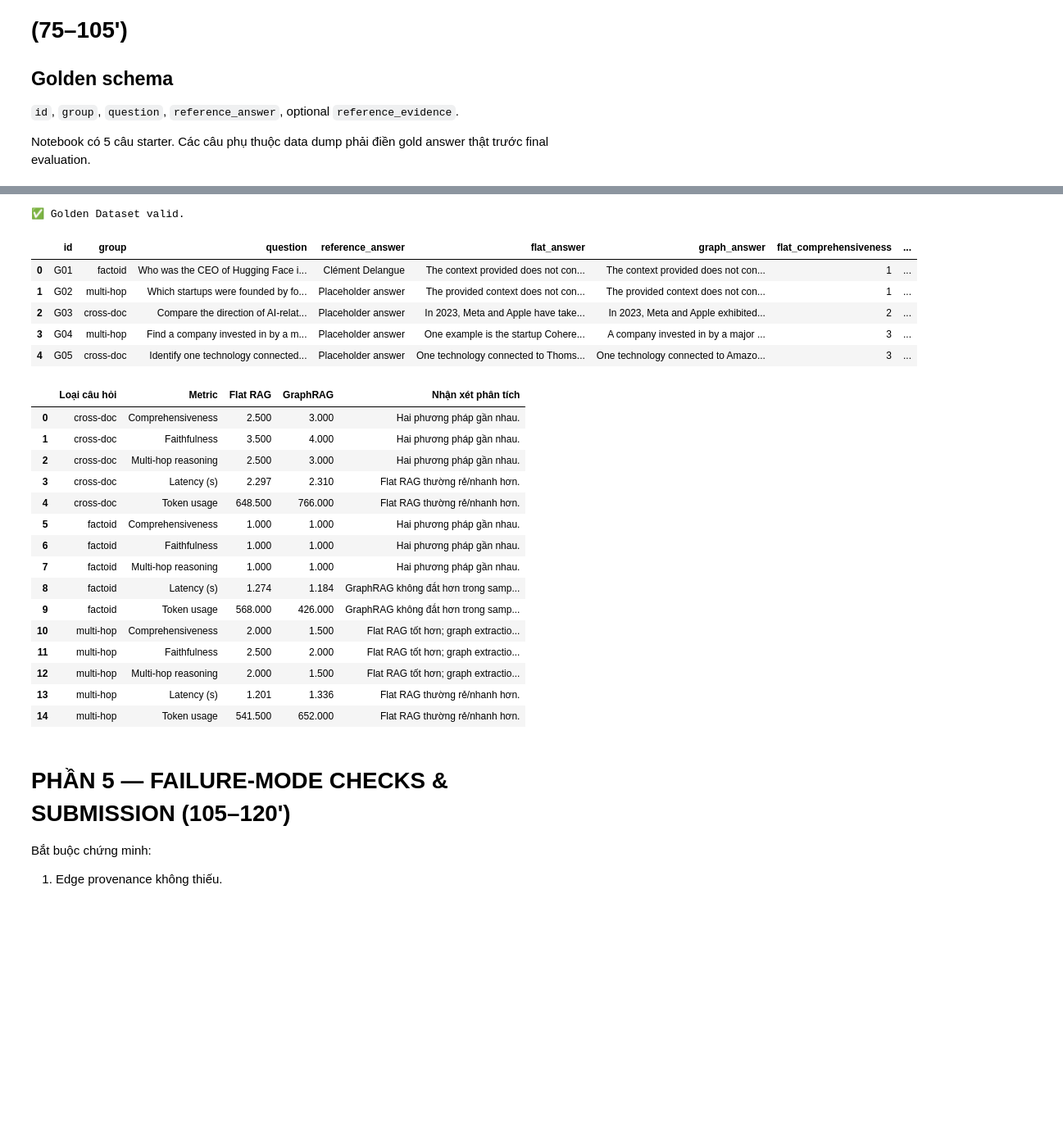
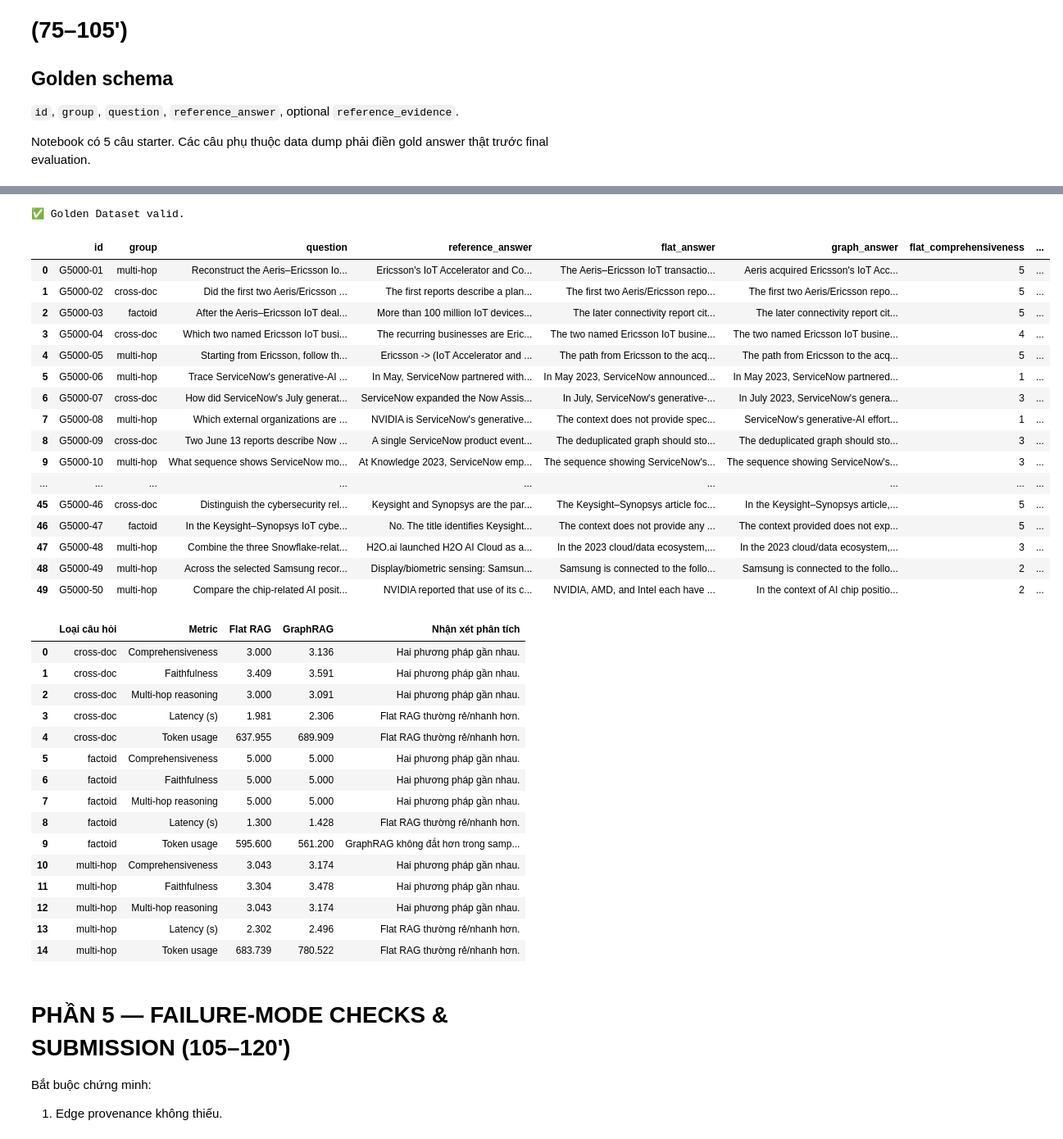
Before and after one commit to Donglv79/Day19-2A202601851-LeVanDong, a Jupyter notebook: Day19_GraphRAG_vs_FlatRAG_Production_Lab_Guide.ipynb, the cells around one changed output, grey strips where cells are left out. Shown at 82% size. Cells and saved outputs as stored; diff of their text form; code cells hidden in the pictures; blank space fills up the shorter version.

Commit message:
Final Update: Evaluate using instructor's 50-question dataset

```diff
--- a/Day19_GraphRAG_vs_FlatRAG_Production_Lab_Guide.ipynb
+++ b/Day19_GraphRAG_vs_FlatRAG_Production_Lab_Guide.ipynb
@@ -1251,7 +1249,7 @@ def answer_graph_rag(question):
 Notebook có 5 câu starter. Các câu phụ thuộc data dump phải điền gold answer thật trước final evaluation.
 # %%
 #@title 4.1 — 5 câu Golden starter
-GOLDEN_PATH = "/content/golden_dataset.csv"
+GOLDEN_PATH = "data/graphrag_golden_50_first5000.csv"
 
 starter_golden = pd.DataFrame([
     {
@@ -1369,7 +1378,7 @@ Return:
     return out
 # %%
 #@title 4.3 — Evaluation runner + checkpoint
-CHECKPOINT = "/content/graphrag_eval_checkpoint.csv"
+CHECKPOINT = "outputs/graphrag_eval_checkpoint.csv"
 
 def run_evaluation(golden_df):
     rows = []
@@ -1382,38 +1391,49 @@ def run_evaluation(golden_df):
 
         rows.append({
             "id":q.id, "group":q.group, "question":q.question,
             "reference_answer":q.reference_answer,
             "flat_answer":flat["answer"], "graph_answer":graph["answer"],
             "flat_comprehensiveness":jf["comprehensiveness"],
             "graph_comprehensiveness":jg["comprehensiveness"],
             "flat_faithfulness":jf["faithfulness"],
             "graph_faithfulness":jg["faithfulness"],
             "flat_multi_hop_reasoning":jf["multi_hop_reasoning"],
             "graph_multi_hop_reasoning":jg["multi_hop_reasoning"],
             "flat_latency_s":flat["latency_s"],
             "graph_latency_s":graph["latency_s"],
             "flat_total_tokens":flat.get("total_tokens"),
             "graph_total_tokens":graph.get("total_tokens"),
             "flat_judge_rationale":jf["rationale"],
             "graph_judge_rationale":jg["rationale"],
             "graph_supernode_events":len(
                 graph["graph_debug"]["diagnostics"].get("supernode_events",[])
             )
         })
         pd.DataFrame(rows).to_csv(CHECKPOINT, index=False)
     return pd.DataFrame(rows)
 
 validate_golden(golden_df, require_answers=False)
 eval_results_df = run_evaluation(golden_df)
 display(eval_results_df)
 # %% [output]
 ✅ Golden Dataset valid.
 |  | id | group | question | reference_answer | flat_answer | graph_answer | flat_comprehensiveness | ... |
-| 0 | G01 | factoid | Who was the CEO of Hugging Face i... | Clément Delangue | The context provided does not con... | The context provided does not con... | 1 | ... |
-| 1 | G02 | multi-hop | Which startups were founded by fo... | Placeholder answer | The provided context does not con... | The provided context does not con... | 1 | ... |
-| 2 | G03 | cross-doc | Compare the direction of AI-relat... | Placeholder answer | In 2023, Meta and Apple have take... | In 2023, Meta and Apple exhibited... | 2 | ... |
-| 3 | G04 | multi-hop | Find a company invested in by a m... | Placeholder answer | One example is the startup Cohere... | A company invested in by a major ... | 3 | ... |
-| 4 | G05 | cross-doc | Identify one technology connected... | Placeholder answer | One technology connected to Thoms... | One technology connected to Amazo... | 3 | ... |
+| 0 | G5000-01 | multi-hop | Reconstruct the Aeris–Ericsson Io... | Ericsson's IoT Accelerator and Co... | The Aeris–Ericsson IoT transactio... | Aeris acquired Ericsson's IoT Acc... | 5 | ... |
+| 1 | G5000-02 | cross-doc | Did the first two Aeris/Ericsson ... | The first reports describe a plan... | The first two Aeris/Ericsson repo... | The first two Aeris/Ericsson repo... | 5 | ... |
+| 2 | G5000-03 | factoid | After the Aeris–Ericsson IoT deal... | More than 100 million IoT devices... | The later connectivity report cit... | The later connectivity report cit... | 5 | ... |
+| 3 | G5000-04 | cross-doc | Which two named Ericsson IoT busi... | The recurring businesses are Eric... | The two named Ericsson IoT busine... | The two named Ericsson IoT busine... | 4 | ... |
+| 4 | G5000-05 | multi-hop | Starting from Ericsson, follow th... | Ericsson -> (IoT Accelerator and ... | The path from Ericsson to the acq... | The path from Ericsson to the acq... | 5 | ... |
+| 5 | G5000-06 | multi-hop | Trace ServiceNow's generative-AI ... | In May, ServiceNow partnered with... | In May 2023, ServiceNow announced... | In May 2023, ServiceNow partnered... | 1 | ... |
+| 6 | G5000-07 | cross-doc | How did ServiceNow's July generat... | ServiceNow expanded the Now Assis... | In July, ServiceNow's generative-... | In July 2023, ServiceNow's genera... | 3 | ... |
+| 7 | G5000-08 | multi-hop | Which external organizations are ... | NVIDIA is ServiceNow's generative... | The context does not provide spec... | ServiceNow's generative-AI effort... | 1 | ... |
+| 8 | G5000-09 | cross-doc | Two June 13 reports describe Now ... | A single ServiceNow product event... | The deduplicated graph should sto... | The deduplicated graph should sto... | 3 | ... |
+| 9 | G5000-10 | multi-hop | What sequence shows ServiceNow mo... | At Knowledge 2023, ServiceNow emp... | The sequence showing ServiceNow's... | The sequence showing ServiceNow's... | 3 | ... |
+| ... | ... | ... | ... | ... | ... | ... | ... | ... |
+| 45 | G5000-46 | cross-doc | Distinguish the cybersecurity rel... | Keysight and Synopsys are the par... | The Keysight–Synopsys article foc... | In the Keysight–Synopsys article,... | 5 | ... |
+| 46 | G5000-47 | factoid | In the Keysight–Synopsys IoT cybe... | No. The title identifies Keysight... | The context does not provide any ... | The context provided does not exp... | 5 | ... |
+| 47 | G5000-48 | multi-hop | Combine the three Snowflake-relat... | H2O.ai launched H2O AI Cloud as a... | In the 2023 cloud/data ecosystem,... | In the 2023 cloud/data ecosystem,... | 3 | ... |
+| 48 | G5000-49 | multi-hop | Across the selected Samsung recor... | Display/biometric sensing: Samsun... | Samsung is connected to the follo... | Samsung is connected to the follo... | 2 | ... |
+| 49 | G5000-50 | multi-hop | Compare the chip-related AI posit... | NVIDIA reported that use of its c... | NVIDIA, AMD, and Intel each have ... | In the context of AI chip positio... | 2 | ... |
 # %%
 #@title 4.4 — Comparison table + export
 def comparison_table(eval_df):
@@ -1452,25 +1472,25 @@ def comparison_table(eval_df):
 
 comparison_df = comparison_table(eval_results_df)
 display(comparison_df)
-eval_results_df.to_csv("/content/graphrag_eval_results.csv", index=False)
-comparison_df.to_csv("/content/graphrag_vs_flatrag_summary.csv", index=False)
+eval_results_df.to_csv("outputs/graphrag_eval_results.csv", index=False)
+comparison_df.to_csv("outputs/graphrag_vs_flatrag_summary.csv", index=False)
 # %% [output]
 |  | Loại câu hỏi | Metric | Flat RAG | GraphRAG | Nhận xét phân tích |
-| 0 | cross-doc | Comprehensiveness | 2.500 | 3.000 | Hai phương pháp gần nhau. |
-| 1 | cross-doc | Faithfulness | 3.500 | 4.000 | Hai phương pháp gần nhau. |
-| 2 | cross-doc | Multi-hop reasoning | 2.500 | 3.000 | Hai phương pháp gần nhau. |
-| 3 | cross-doc | Latency (s) | 2.297 | 2.310 | Flat RAG thường rẻ/nhanh hơn. |
-| 4 | cross-doc | Token usage | 648.500 | 766.000 | Flat RAG thường rẻ/nhanh hơn. |
-| 5 | factoid | Comprehensiveness | 1.000 | 1.000 | Hai phương pháp gần nhau. |
-| 6 | factoid | Faithfulness | 1.000 | 1.000 | Hai phương pháp gần nhau. |
-| 7 | factoid | Multi-hop reasoning | 1.000 | 1.000 | Hai phương pháp gần nhau. |
-| 8 | factoid | Latency (s) | 1.274 | 1.184 | GraphRAG không đắt hơn trong samp... |
-| 9 | factoid | Token usage | 568.000 | 426.000 | GraphRAG không đắt hơn trong samp... |
-| 10 | multi-hop | Comprehensiveness | 2.000 | 1.500 | Flat RAG tốt hơn; graph extractio... |
-| 11 | multi-hop | Faithfulness | 2.500 | 2.000 | Flat RAG tốt hơn; graph extractio... |
-| 12 | multi-hop | Multi-hop reasoning | 2.000 | 1.500 | Flat RAG tốt hơn; graph extractio... |
-| 13 | multi-hop | Latency (s) | 1.201 | 1.336 | Flat RAG thường rẻ/nhanh hơn. |
-| 14 | multi-hop | Token usage | 541.500 | 652.000 | Flat RAG thường rẻ/nhanh hơn. |
+| 0 | cross-doc | Comprehensiveness | 3.000 | 3.136 | Hai phương pháp gần nhau. |
+| 1 | cross-doc | Faithfulness | 3.409 | 3.591 | Hai phương pháp gần nhau. |
+| 2 | cross-doc | Multi-hop reasoning | 3.000 | 3.091 | Hai phương pháp gần nhau. |
+| 3 | cross-doc | Latency (s) | 1.981 | 2.306 | Flat RAG thường rẻ/nhanh hơn. |
+| 4 | cross-doc | Token usage | 637.955 | 689.909 | Flat RAG thường rẻ/nhanh hơn. |
+| 5 | factoid | Comprehensiveness | 5.000 | 5.000 | Hai phương pháp gần nhau. |
+| 6 | factoid | Faithfulness | 5.000 | 5.000 | Hai phương pháp gần nhau. |
+| 7 | factoid | Multi-hop reasoning | 5.000 | 5.000 | Hai phương pháp gần nhau. |
+| 8 | factoid | Latency (s) | 1.300 | 1.428 | Flat RAG thường rẻ/nhanh hơn. |
+| 9 | factoid | Token usage | 595.600 | 561.200 | GraphRAG không đắt hơn trong samp... |
+| 10 | multi-hop | Comprehensiveness | 3.043 | 3.174 | Hai phương pháp gần nhau. |
+| 11 | multi-hop | Faithfulness | 3.304 | 3.478 | Hai phương pháp gần nhau. |
+| 12 | multi-hop | Multi-hop reasoning | 3.043 | 3.174 | Hai phương pháp gần nhau. |
+| 13 | multi-hop | Latency (s) | 2.302 | 2.496 | Flat RAG thường rẻ/nhanh hơn. |
+| 14 | multi-hop | Token usage | 683.739 | 780.522 | Flat RAG thường rẻ/nhanh hơn. |
 # %% [markdown]
 # PHẦN 5 — FAILURE-MODE CHECKS & SUBMISSION (105–120')
 
```
Also changed, not shown: parts of 5 cells of this notebook, 2 other files.
